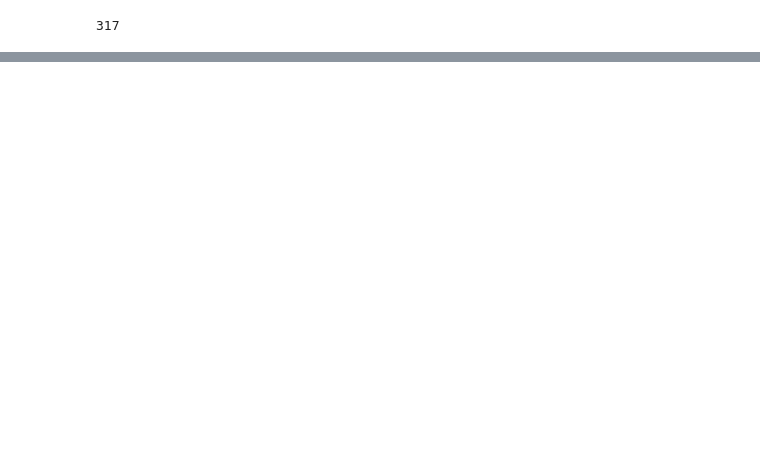
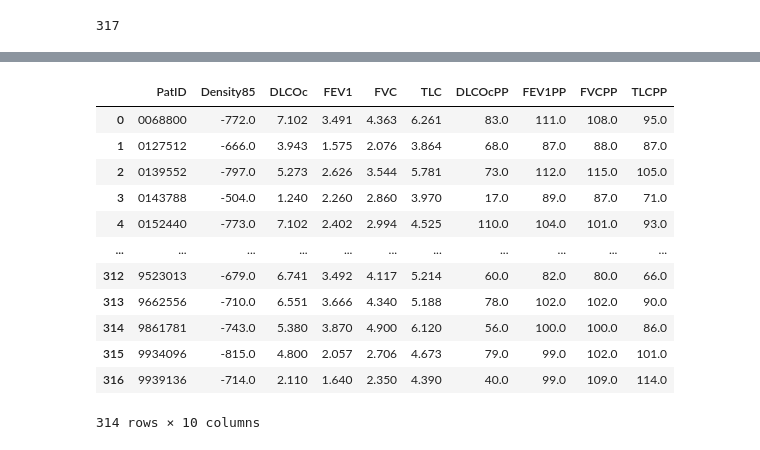
Before and after one commit to Jingnan-Jia/PFT_estimation, a Jupyter notebook: lung_function/scripts/jupyter_notebooks/r_density85_to_pft.ipynb, the cells around one changed output, grey strips where cells are left out. Cells and saved outputs as stored; diff of their text form; code cells hidden in the pictures; blank space fills up the shorter version.

```diff
--- a/lung_function/scripts/jupyter_notebooks/r_density85_to_pft.ipynb
+++ b/lung_function/scripts/jupyter_notebooks/r_density85_to_pft.ipynb
@@ -110,0 +129,16 @@ sns.heatmap(df_healthy.corr(method='spearman'), ax=ax, annot=True)
+# %%
+df_healthy
+# %% [output]
+|  | PatID | Density85 | DLCOc | FEV1 | FVC | TLC | DLCOcPP | FEV1PP | FVCPP | TLCPP |
+| 0 | 0068800 | -772.0 | 7.102 | 3.491 | 4.363 | 6.261 | 83.0 | 111.0 | 108.0 | 95.0 |
+| 1 | 0127512 | -666.0 | 3.943 | 1.575 | 2.076 | 3.864 | 68.0 | 87.0 | 88.0 | 87.0 |
+| 2 | 0139552 | -797.0 | 5.273 | 2.626 | 3.544 | 5.781 | 73.0 | 112.0 | 115.0 | 105.0 |
+| 3 | 0143788 | -504.0 | 1.240 | 2.260 | 2.860 | 3.970 | 17.0 | 89.0 | 87.0 | 71.0 |
+| 4 | 0152440 | -773.0 | 7.102 | 2.402 | 2.994 | 4.525 | 110.0 | 104.0 | 101.0 | 93.0 |
+| ... | ... | ... | ... | ... | ... | ... | ... | ... | ... | ... |
+| 312 | 9523013 | -679.0 | 6.741 | 3.492 | 4.117 | 5.214 | 60.0 | 82.0 | 80.0 | 66.0 |
+| 313 | 9662556 | -710.0 | 6.551 | 3.666 | 4.340 | 5.188 | 78.0 | 102.0 | 102.0 | 90.0 |
+| 314 | 9861781 | -743.0 | 5.380 | 3.870 | 4.900 | 6.120 | 56.0 | 100.0 | 100.0 | 86.0 |
+| 315 | 9934096 | -815.0 | 4.800 | 2.057 | 2.706 | 4.673 | 79.0 | 99.0 | 102.0 | 101.0 |
+| 316 | 9939136 | -714.0 | 2.110 | 1.640 | 2.350 | 4.390 | 40.0 | 99.0 | 109.0 | 114.0 |
+314 rows × 10 columns
```
Also changed, not shown: parts of 8 cells of this notebook, 8 other files.
